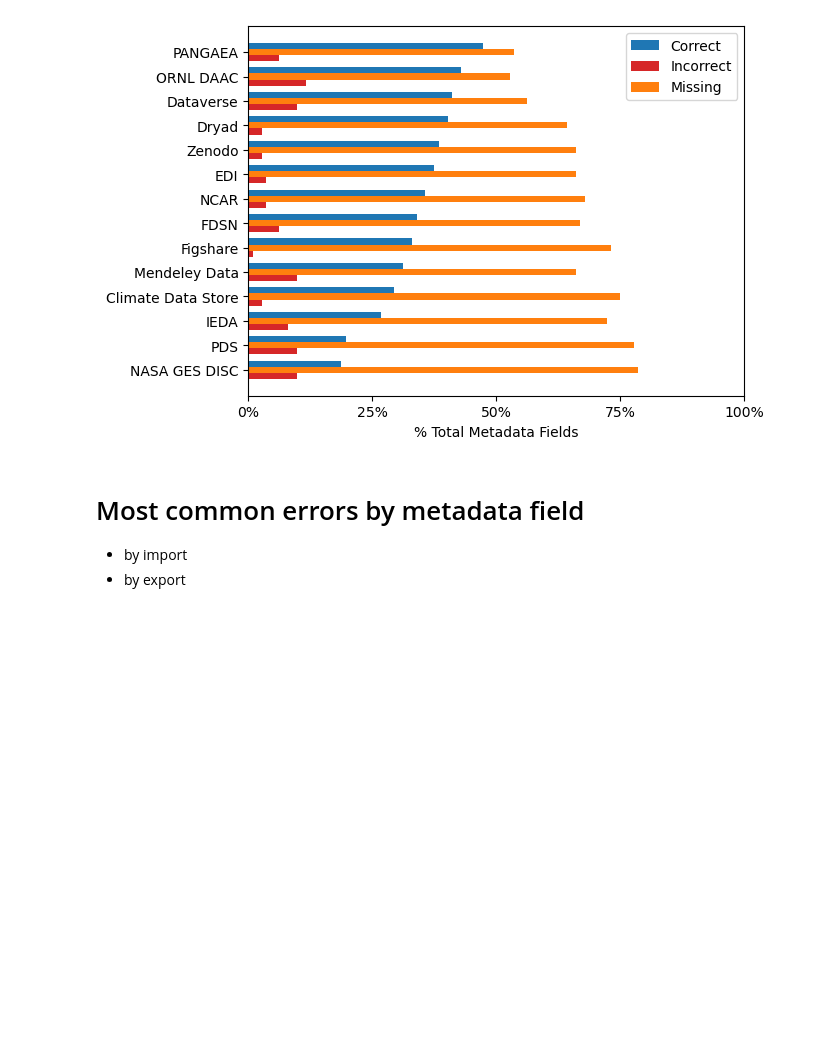
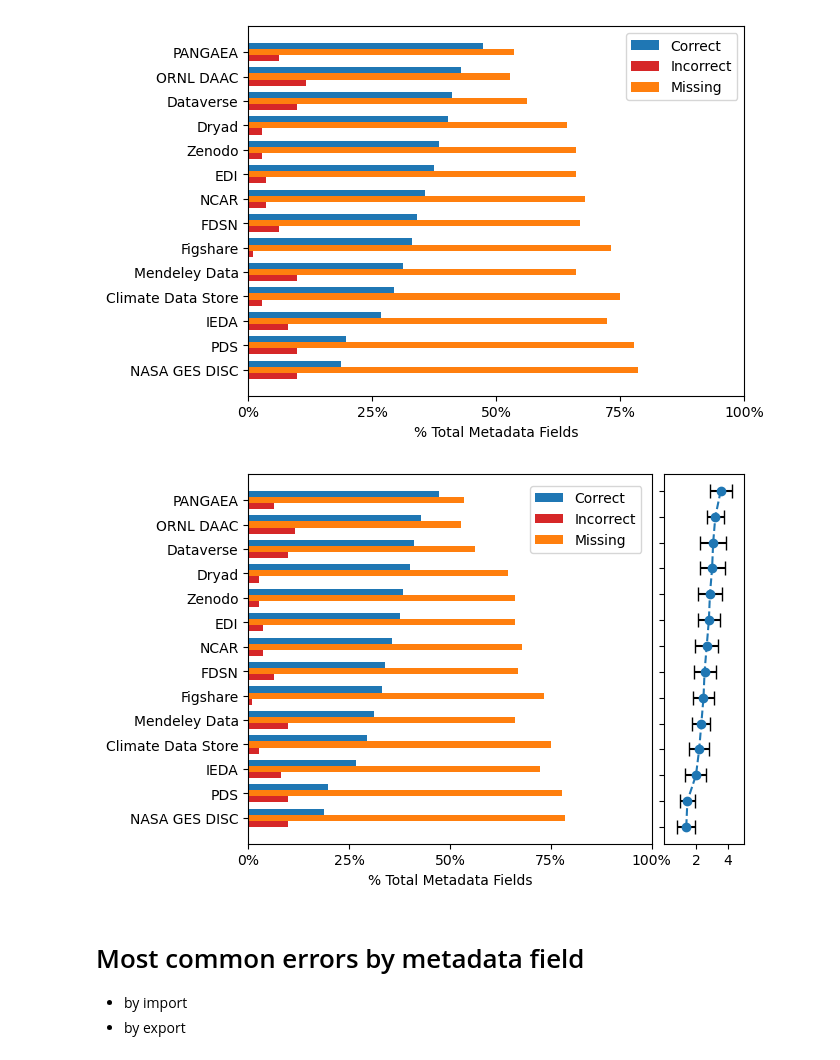
Before and after one commit to kvrouwenvelder/reference-manager-analysis, a Jupyter notebook: refman-data-citation-analysis-workbook.ipynb, the cells around one changed output. Drawn from its saved outputs; the diff is of its cells as text; code cells hidden in the pictures; blank space fills up the shorter version.

Commit message:
added mean and SEM for metadata accuracty by repository figure (SI)

```diff
--- a/refman-data-citation-analysis-workbook.ipynb
+++ b/refman-data-citation-analysis-workbook.ipynb
@@ -255,7 +255,7 @@ list_of_indices = reference_manager_filenames[2:4]+reference_manager_filenames[5
 
 ## For best repository citation metadata
 ## does not include bibtex, repo_recommended citation or cross_cite
-list_of_dfs_plus_bibdesk = list_of_ref_managers = [zotero_plugin,zotero_wizard,bib_desk,sciwheel_plugin,
+list_of_dfs_plus_bibdesk = [zotero_plugin,zotero_wizard,bib_desk,sciwheel_plugin,
                        sciwheel_wizard, endnote_plugin, endnote_wizard, papers_plugin,papers_wizard,paperpile_plugin,
                        paperpile_wizard,mendeley_plugin,mendeley_wizard,refworks_plugin,refworks_wizard]
 # %% [markdown]
@@ -735,6 +797,71 @@ plt.show()
 fig.savefig((filepath+filename+filename2+'_horiz'+'.png'),dpi=300,bbox_inches='tight')
 # %% [output]
 [figure]
+# %%
+# Horizontal version - plus error side plot
+
+# Sort values
+refman_import_sums_sort = refman_import_sums.sort_values(by=['sum_correct_im'],ascending = True)
+
+# Make graph
+
+# data counts
+x1 = np.arange(14)
+y1 = len(list_of_dfs)*8 # Max value possible for refman_sums for each ref manager
+
+# means and error bars
+x2 = np.arange(14)
+y2 = np.arange(len(refman_import_sums_sort))
+
+fig, axes = plt.subplots(1, 2, gridspec_kw = {'width_ratios': [5,1]})
+offset = 0.25
+width = 0.25
+
+# Percents are df[sum_column]/y*100
+
+# Graph ONE
+axes[0].barh(x + offset, (refman_import_sums_sort['sum_correct_im']/y1*100), width, label = 'Correct', color = 'tab:blue')
+axes[0].barh(x - offset, (refman_import_sums_sort['sum_incorrect_im']/y1*100), width, label = 'Incorrect', color = 'tab:red')
+axes[0].barh(x, (refman_import_sums_sort['sum_missing_im']/y1*100), width, label = 'Missing', color = 'tab:orange')
+
+# Graph TWO
+axes[1].errorbar(refman_import_sums_sort['mean_correct_by_repo'], y2, xerr = refman_import_sums_sort['sem_correct_by_repo'], ls='--', marker='o', capsize=5, capthick=1, ecolor='black')
+
+# set legend
+lines = []
+labels = []
+
+for ax in fig.axes:
+    Line, Label = ax.get_legend_handles_labels()
+    # print (Label)
+    lines.extend(Line)
+    labels.extend(Label)
+
+# set labels and ticks and axes
+
+# Graph ONE
+axes[0].set_yticks(x,refman_import_sums_sort['Repository']) # Use Repository column
+axes[0].set_xticks([0,25,50,75,100],ylabels)
+axes[0].set_xlabel('% Total Metadata Fields')
+
+# Graph TWO
+axes[1].set_yticks(x2, '', rotation = 0)
+axes[1].set_xticks([2,4])
+axes[1].set_xlim(0,5)
+
+# set figure legend
+fig.legend(lines, labels,bbox_to_anchor=(0.75,0.87))
+
+# set spacing between subplots
+plt.subplots_adjust(wspace = 0.05)
+
+plt.show()
+
+# Save fig
+
+fig.savefig((filepath+filename+filename2+'_horiz_error'+'.png'),dpi=300,bbox_inches='tight')
+# %% [output]
+[figure, added]
 # %% [markdown]
 # Most common errors by metadata field
 
```
Also changed, not shown: parts of 17 cells of this notebook.
